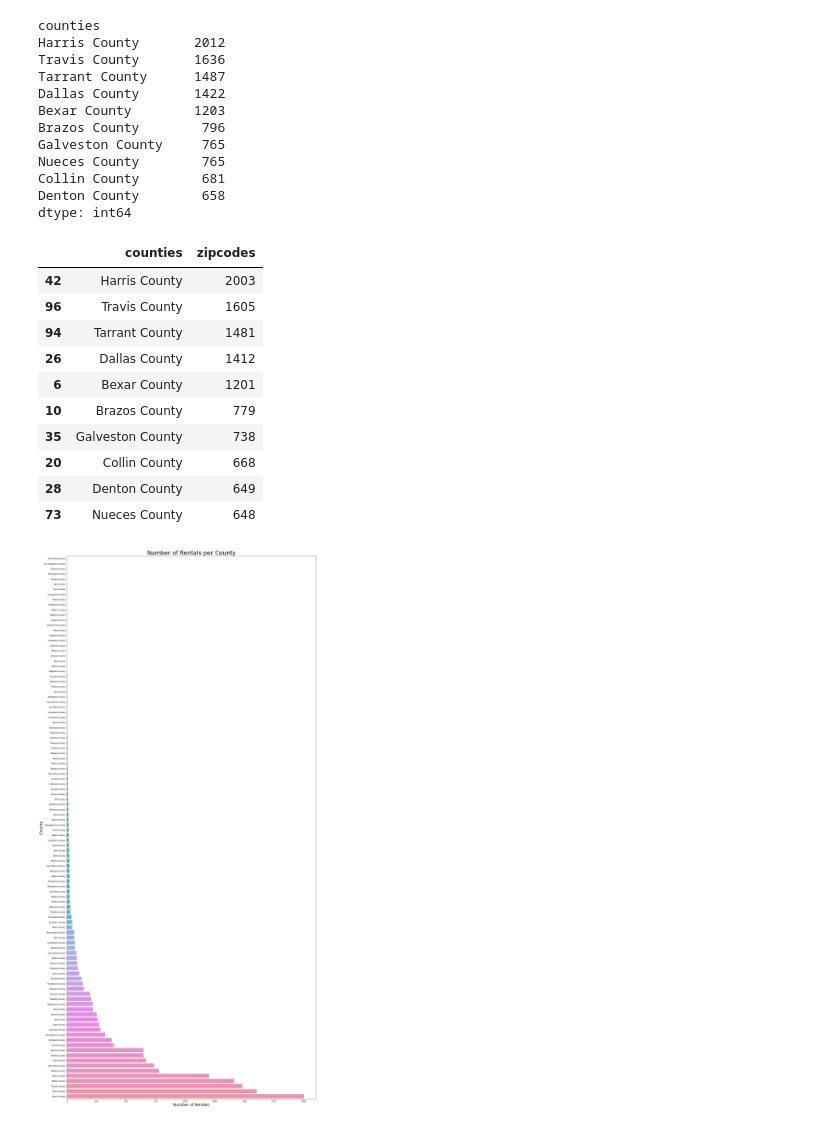
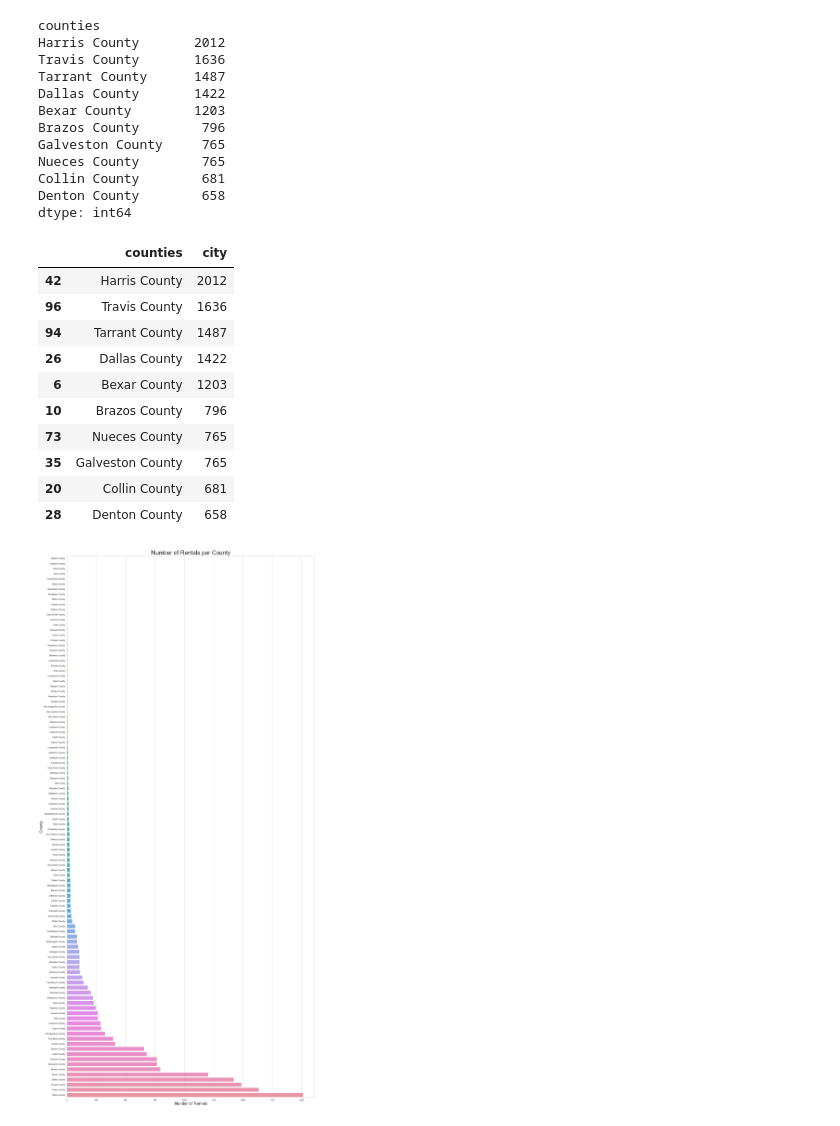
Before and after one commit to stevengreen320/Airbnb-EDA, a Jupyter notebook: Project 1 Extra.ipynb, the cells around one changed output. Cells and saved outputs as stored; diff of their text form; code cells hidden in the pictures.

```diff
--- a/Project 1 Extra.ipynb
+++ b/Project 1 Extra.ipynb
@@ -385,3 +385,8 @@ clean_tx.loc[census_tx.County == "Harris County"]
 # %% [output]
 |  | County | TotalPop | Income | Poverty |
 | 2623 | Harris County | 4525519 | 57791 | 16.8 |
+# %%
+clean_tx = clean_tx.rename(columns = {"County":"counties"})
+clean_tx.head()
+census_data_airbnbtx = pd.merge(airbnb_df, clean_tx, on="counties")
+census_data_airbnbtx.head()
@@ -482,7 +482,7 @@ airbnb_df
 # %%
 # Data fram to put in Bedrooms and Remove bedrooms_count
 
-airbnb_df1 = airbnb_df.loc[:, ["city", "year", "Date_Quarter", "bedrooms", "average_rate_per_night", "latitude", "longitude", 'counties', 'zipcodes']]
+airbnb_df1 = census_data_airbnbtx.loc[:, ["city", "year", "Date_Quarter", "bedrooms", "average_rate_per_night", "latitude", "longitude", 'counties', 'zipcodes', 'TotalPop', 'Income', 'Poverty']]
 airbnb_df1.head()
 # %% [output]
 |  | city | year | Date_Quarter | bedrooms | average_rate_per_night | latitude | longitude | counties | ... |
@@ -615,27 +679,27 @@ Collin County        681
 Denton County        658
 dtype: int64
 # %%
-county_count = airbnb_df1.groupby('counties')['zipcodes'].count().reset_index()
+county_count = airbnb_df1.groupby('counties')['city'].count().reset_index()
 
-county_count.sort_values(by='zipcodes', ascending=False).head(10)
+county_count.sort_values(by='city', ascending=False).head(10)
 # %% [output]
-|  | counties | zipcodes |
-| 42 | Harris County | 2003 |
-| 96 | Travis County | 1605 |
-| 94 | Tarrant County | 1481 |
-| 26 | Dallas County | 1412 |
-| 6 | Bexar County | 1201 |
-| 10 | Brazos County | 779 |
-| 35 | Galveston County | 738 |
-| 20 | Collin County | 668 |
-| 28 | Denton County | 649 |
-| 73 | Nueces County | 648 |
+|  | counties | city |
+| 42 | Harris County | 2012 |
+| 96 | Travis County | 1636 |
+| 94 | Tarrant County | 1487 |
+| 26 | Dallas County | 1422 |
+| 6 | Bexar County | 1203 |
+| 10 | Brazos County | 796 |
+| 73 | Nueces County | 765 |
+| 35 | Galveston County | 765 |
+| 20 | Collin County | 681 |
+| 28 | Denton County | 658 |
 # %%
 plt.figure(figsize = (20,40))
-sns.barplot(x='zipcodes', y="counties", data=county_count, order=county_count.sort_values('zipcodes').counties)
+sns.barplot(x='city', y="counties", data=county_count, order=county_count.sort_values('city').counties)
 plt.title("Number of Rentals per County", size=30)
 plt.xlabel("Number of Rentals", size=20)
 plt.ylabel("County", size=20)
 plt.tight_layout()
 # %% [output]
-[figure, old version]
+[figure, new version]
```
Also changed, not shown: parts of 23 cells of this notebook.
